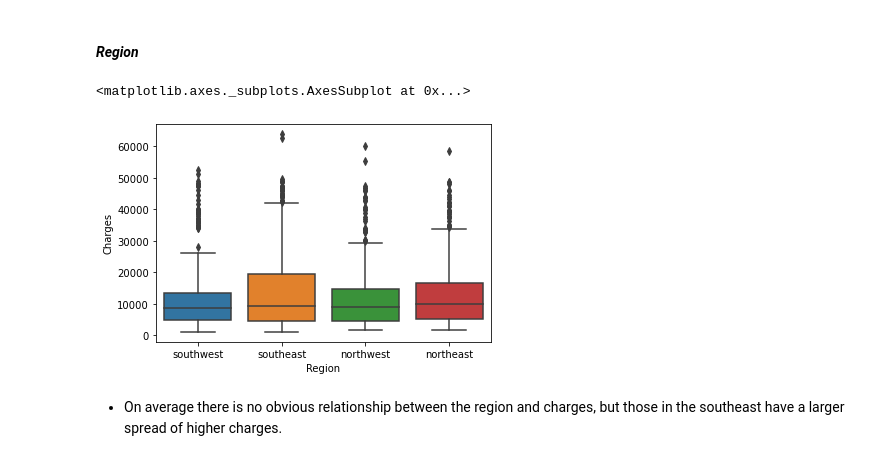
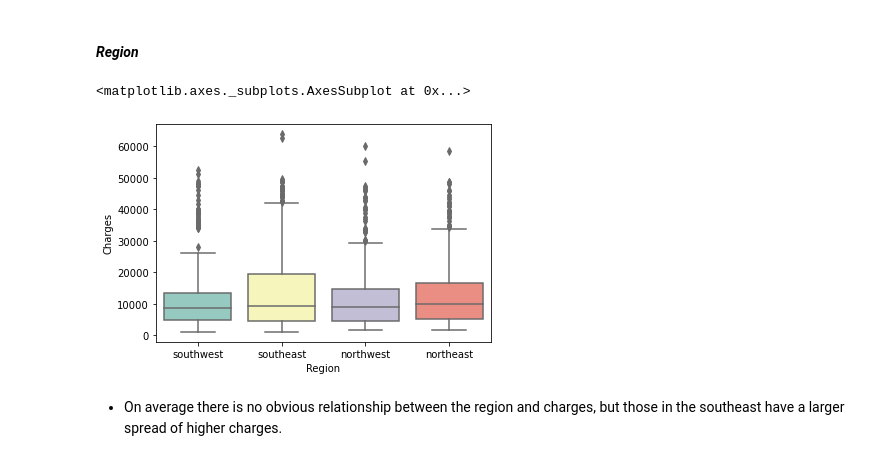
Before and after one commit to gracecmy/MedicalCosts-Regression, a Jupyter notebook: predicting-medical-charges-with-gradient-boost.ipynb, the cells around one changed output. Drawn from its saved outputs; the diff is of its cells as text; code cells hidden in the pictures.

```diff
--- a/predicting-medical-charges-with-gradient-boost.ipynb
+++ b/predicting-medical-charges-with-gradient-boost.ipynb
@@ -119,10 +119,10 @@ sns.boxplot(x=df["Smoker"],y=df["Charges"],palette={"yes":"indianred","no":"stee
 # %% [markdown]
 #### *Region*
 # %%
-sns.boxplot(x=df["Region"],y=df["Charges"])
+sns.boxplot(x=df["Region"],y=df["Charges"],palette="Set3")
 # %% [output]
 <matplotlib.axes._subplots.AxesSubplot at 0x...>
-[figure, old version]
+[figure, new version]
 # %% [markdown]
 * On average there is no obvious relationship between the region and charges, but those in the southeast have a larger spread of higher charges.
 # %% [markdown]
```
Also changed, not shown: parts of 14 cells of this notebook.
